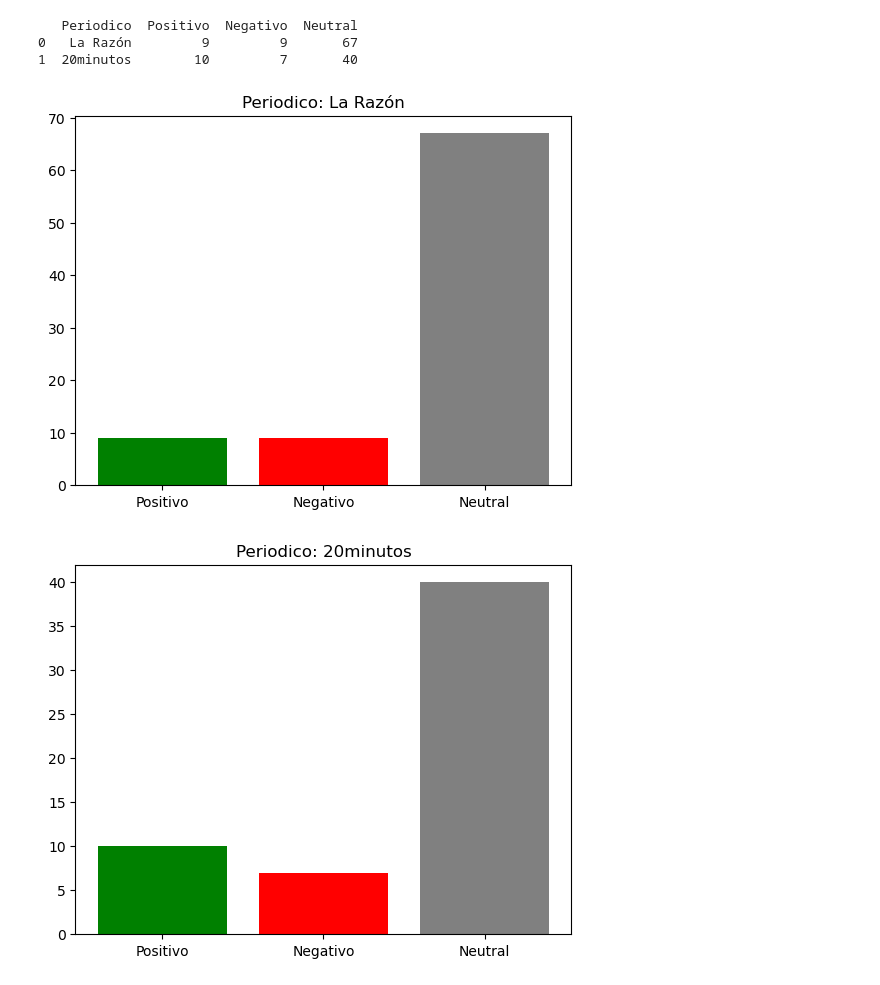
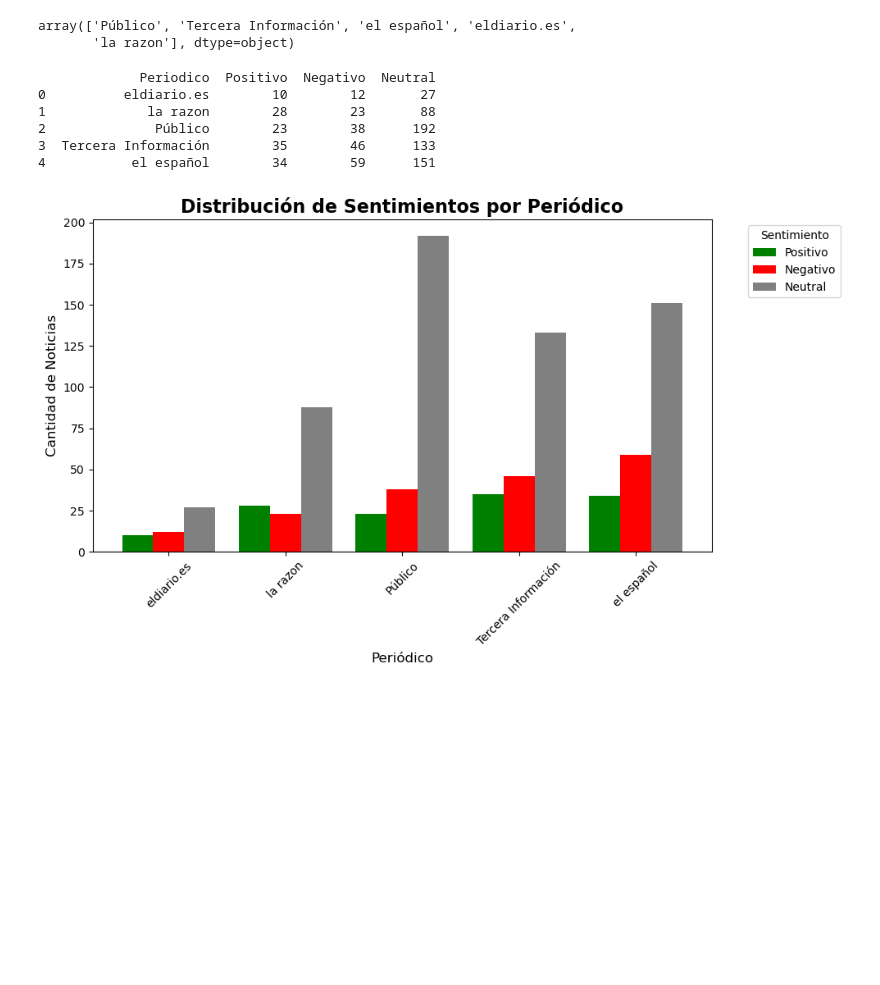
Before and after one commit to avaljuan/NLP_trabajo, a Jupyter notebook: Analisis.ipynb, the cells around one changed output. Saved outputs shown, nothing was run; the diff lists cells and outputs as text; code cells hidden in the pictures; blank space fills up the shorter version.

```diff
--- a/Analisis.ipynb
+++ b/Analisis.ipynb
@@ -23,0 +160,2 @@ df.head(5)
+# %%
+df_list[4] = df_list[4].drop_duplicates().dropna()[0:2000]
@@ -23,0 +170,2 @@ df.head(5)
+# %%
+df_raw = pd.concat(df_list, ignore_index=True)
@@ -23,0 +188,2 @@ df.head(5)
+# %%
+df = df_raw.copy()
@@ -123,5 +314,11 @@ df.head(5)
+# %%
+np.unique(df['periodico'])
+# %% [output]
+array(['Público', 'Tercera Información', 'el español', 'eldiario.es',
+       'la razon'], dtype=object)
 # %%
 df_pol = pd.DataFrame()
+sel_tema = 0
 
 list_dic = []
 
@@ -129,7 +326,7 @@ periodicos = df['periodico'].unique()
 
 for i in periodicos:
 
-    df_sub = df[df['periodico'] == i]
+    df_sub = df[(df['periodico'] == i) & (df['id_tema'] == sel_tema)]
 
     dic = {
         'Periodico': i,
@@ -142,26 +339,21 @@ for i in periodicos:
 df_pol = pd.DataFrame(list_dic)
 print(df_pol)
 # %% [output]
-   Periodico  Positivo  Negativo  Neutral
-0   La Razón         9         9       67
-1  20minutos        10         7       40
+             Periodico  Positivo  Negativo  Neutral
+0          eldiario.es        10        12       27
+1             la razon        28        23       88
+2              Público        23        38      192
+3  Tercera Información        35        46      133
+4           el español        34        59      151
 # %%
-import matplotlib.pyplot as plt
-
-for i in periodicos:
-
-    nombre_periodico = i
-
-    # Los datos tal cual los tienes en tu imagen
-    datos_sentimiento = {
-        'Positivo': df_pol[df_pol['Periodico'] == nombre_periodico]['Positivo'].values[0],
-        'Negativo': df_pol[df_pol['Periodico'] == nombre_periodico]['Negativo'].values[0],
-        'Neutral': df_pol[df_pol['Periodico'] == nombre_periodico]['Neutral'].values[0]
-    }
-
-    plt.bar(datos_sentimiento.keys(), datos_sentimiento.values(), color=['green', 'red', 'gray'])
-    plt.title(f'Periodico: {nombre_periodico}')
-    plt.show()
+datos_grafica = df_pol.set_index('Periodico')[['Positivo', 'Negativo', 'Neutral']]
+datos_grafica.plot(kind='bar', figsize=(10, 6), color=['green', 'red', 'gray'], width=0.8)
+plt.title('Distribución de Sentimientos por Periódico', fontsize=16, fontweight='bold')
+plt.xlabel('Periódico', fontsize=12)
+plt.ylabel('Cantidad de Noticias', fontsize=12)
+plt.xticks(rotation=45)
+plt.legend(title='Sentimiento', bbox_to_anchor=(1.05, 1), loc='upper left')
+plt.tight_layout()
+plt.show()
 # %% [output]
-[figure, old version]
+[figure, new version]
-[figure, removed]
```
Also changed, not shown: parts of 50 cells of this notebook, 7 other files.
